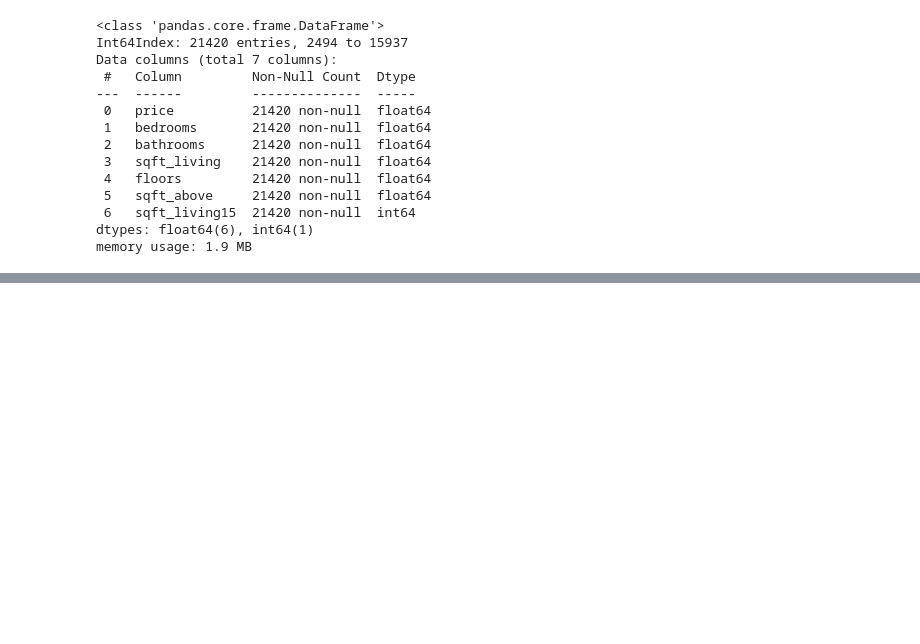
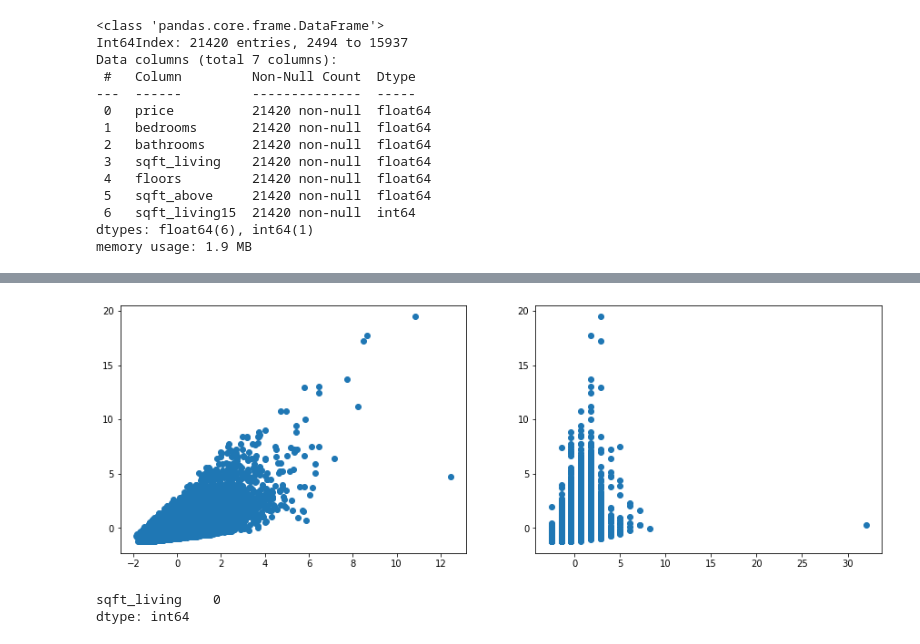
Before and after one commit to xiaohua-su/King_County_Real_Estate_Analysis, a Jupyter notebook: EDA of Real Estate.ipynb, the cells around one changed output, grey strips where cells are left out. Saved outputs shown, nothing was run; the diff lists cells and outputs as text; code cells hidden in the pictures; blank space fills up the shorter version.

```diff
--- a/EDA of Real Estate.ipynb
+++ b/EDA of Real Estate.ipynb
@@ -273,0 +400,12 @@ scaled_and_parse_df.isnull().sum().sum()
+# %%
+fig, ax = plt.subplots(ncols=2,figsize=(15,5))
+
+x1 = scaled_and_parse_df[['sqft_living']]
+y1 = scaled_and_parse_df[['price']]
+
+x2 = scaled_and_parse_df[['bedrooms']]
+
+ax[0].scatter(x1, y1)
+ax[1].scatter(x2,y1);
+# %% [output]
+[figure, added]
@@ -273,0 +420,5 @@ scaled_and_parse_df.isnull().sum().sum()
+# %%
+scaled_and_parse_df[['sqft_living']].isna().sum()
+# %% [output]
+sqft_living    0
+dtype: int64
```
Also changed, not shown: parts of 32 cells of this notebook.
